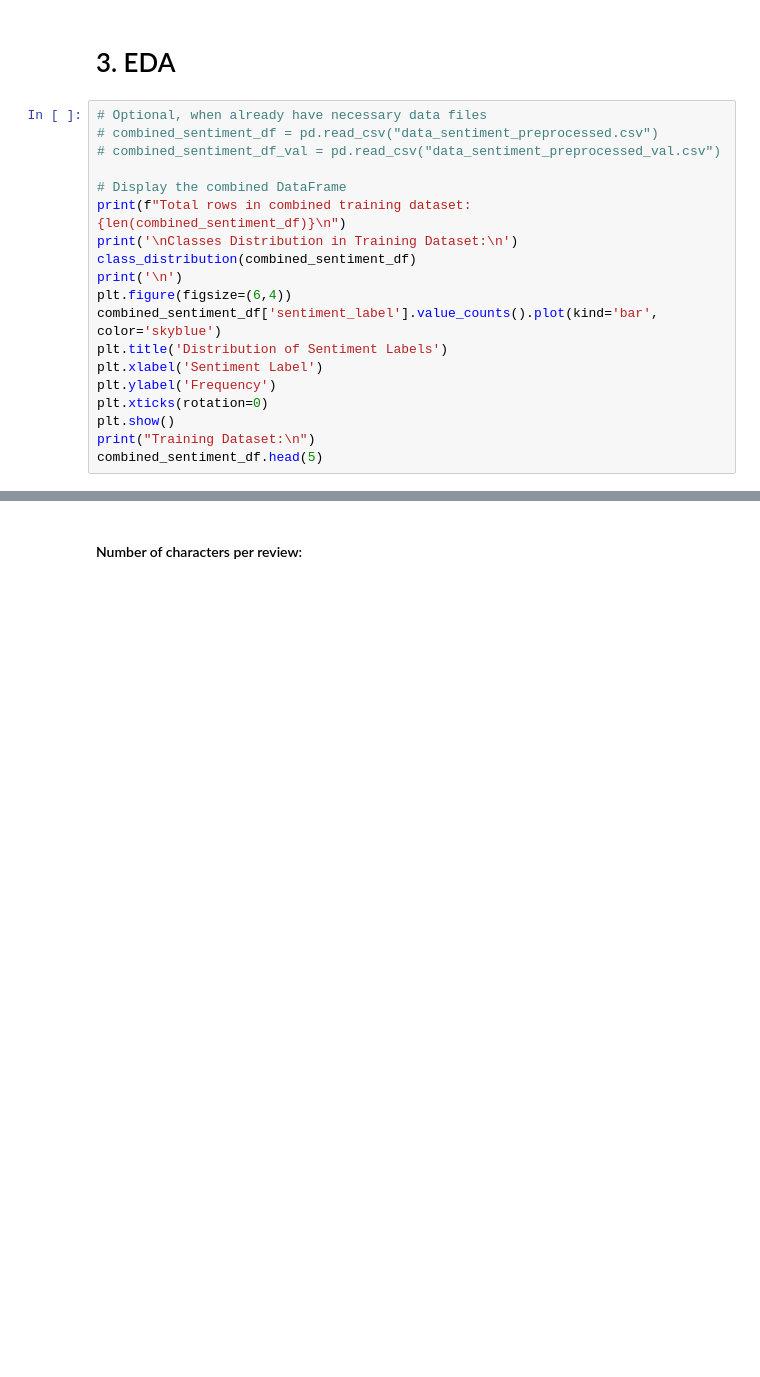
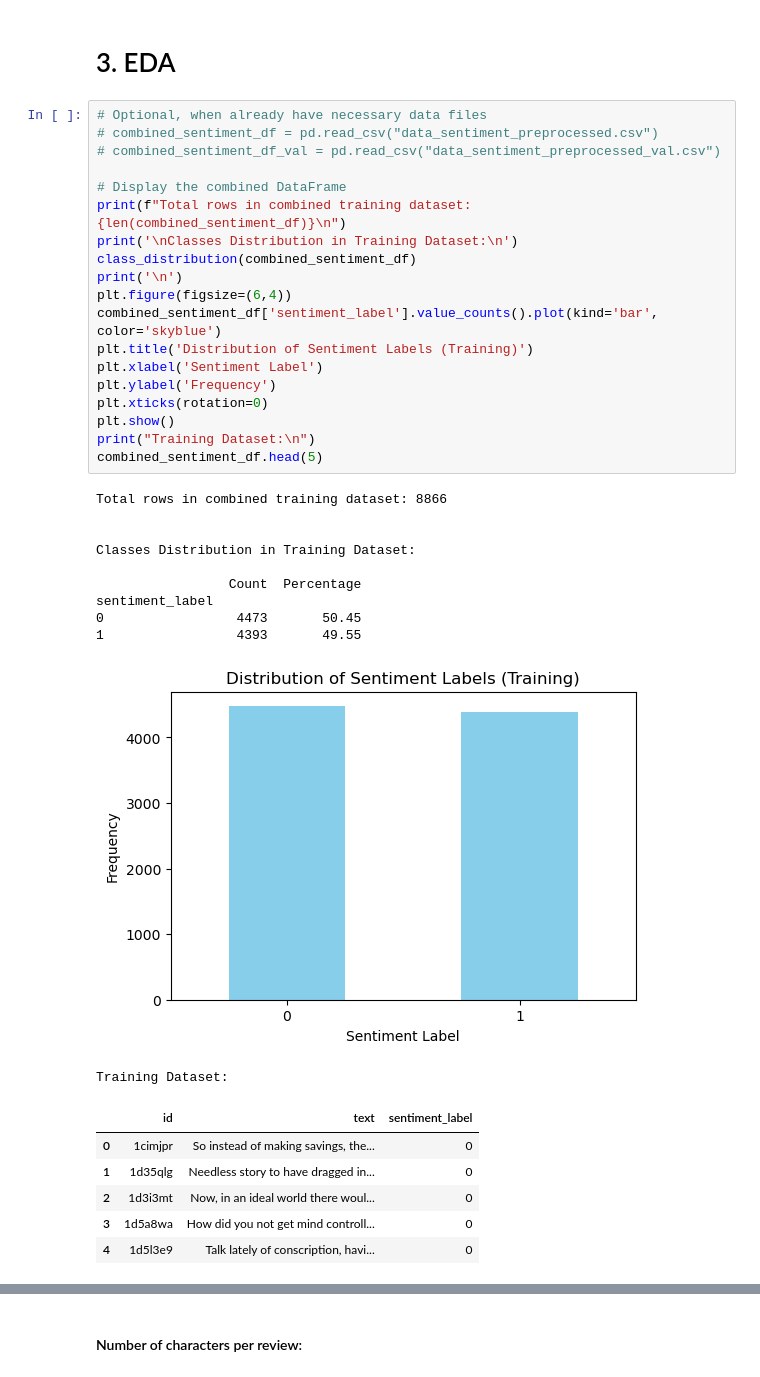
Before and after one commit to saropi99/nlp-project, a Jupyter notebook: notebook.ipynb, the cells around one changed output, grey strips where cells are left out. Cells and saved outputs as stored; diff of their text form; blank space fills up the shorter version.

```diff
--- a/notebook.ipynb
+++ b/notebook.ipynb
@@ -141,22 +297,40 @@ combined_sentiment_df_val.to_csv("data_sentiment_preprocessed_val.csv", index=Fa
 # %%
 # Optional, when already have necessary data files
 # combined_sentiment_df = pd.read_csv("data_sentiment_preprocessed.csv")
 # combined_sentiment_df_val = pd.read_csv("data_sentiment_preprocessed_val.csv")
 
 # Display the combined DataFrame
 print(f"Total rows in combined training dataset: {len(combined_sentiment_df)}\n")
 print('\nClasses Distribution in Training Dataset:\n')
 class_distribution(combined_sentiment_df)
 print('\n')
 plt.figure(figsize=(6,4))
 combined_sentiment_df['sentiment_label'].value_counts().plot(kind='bar', color='skyblue')
-plt.title('Distribution of Sentiment Labels')
+plt.title('Distribution of Sentiment Labels (Training)')
 plt.xlabel('Sentiment Label')
 plt.ylabel('Frequency')
 plt.xticks(rotation=0)
 plt.show()
 print("Training Dataset:\n")
 combined_sentiment_df.head(5)
+# %% [output]
+Total rows in combined training dataset: 8866
+
+
+Classes Distribution in Training Dataset:
+
+                 Count  Percentage
+sentiment_label
+0                 4473       50.45
+1                 4393       49.55
+[figure, added]
+Training Dataset:
+|  | id | text | sentiment_label |
+| 0 | 1cimjpr | So instead of making savings, the... | 0 |
+| 1 | 1d35qlg | Needless story to have dragged in... | 0 |
+| 2 | 1d3i3mt | Now, in an ideal world there woul... | 0 |
+| 3 | 1d5a8wa | How did you not get mind controll... | 0 |
+| 4 | 1d5l3e9 | Talk lately of conscription, havi... | 0 |
 # %%
 # Display the combined DataFrame
 print(f"Total rows in combined validation dataset: {len(combined_sentiment_df_val)}\n")
```
Also changed, not shown: parts of 53 cells of this notebook, 2 other files.
